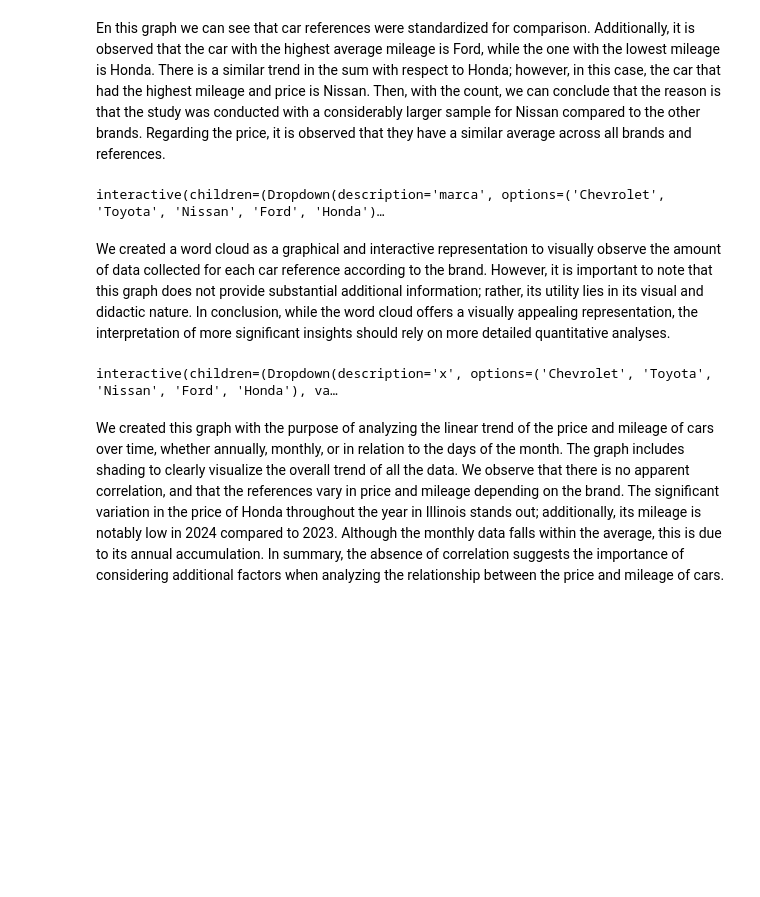
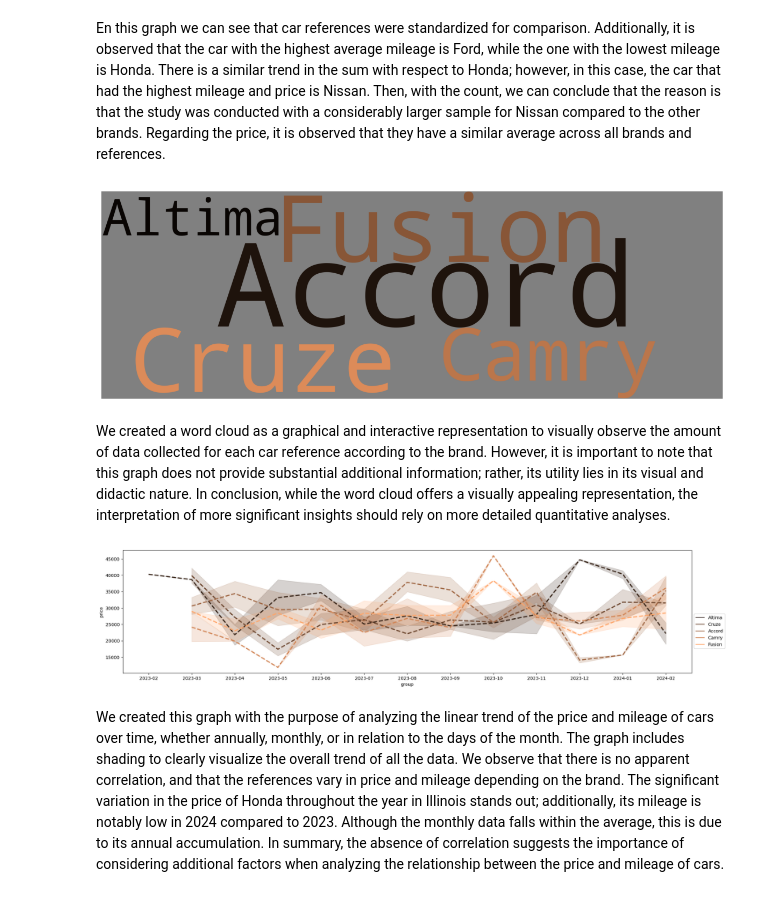
Before and after one commit to DeiviGT1/arc-is, a Jupyter notebook: notebooks/0.0-cars-first-db.ipynb, the cells around one changed output. Drawn from its saved outputs; the diff is of its cells as text; code cells hidden in the pictures; blank space fills up the shorter version.

```diff
--- a/notebooks/0.0-cars-first-db.ipynb
+++ b/notebooks/0.0-cars-first-db.ipynb
@@ -104,25 +107,27 @@ En this graph we can see that car references were standardized for comparison. A
 # %%
 #Wordcloud
 @interact
 def wcplot(marca = csv["make"].unique()):
 	clear_output(wait=True)
 	texto = " ".join([mod for mod in csv[csv["make"]==marca]["model"]])
 	wc = WordCloud(
 
 		width=3000,
 		height=1000,
 		random_state=1,
 		background_color="gray",
 		colormap="copper",
 		collocations=False,
 
 	).generate(text=texto)
 	plt.figure(figsize=(15, 5))
 	plt.imshow(wc)
 	plt.axis('off')
 	plt.show()
+
+wcplot(marca = 'Chevrolet')
 # %% [output]
-interactive(children=(Dropdown(description='marca', options=('Chevrolet', 'Toyota', 'Nissan', 'Ford', 'Honda')…
+[figure, added]
 # %% [markdown]
 We created a word cloud as a graphical and interactive representation to visually observe the amount of data collected for each car reference according to the brand. However, it is important to note that this graph does not provide substantial additional information; rather, its utility lies in its visual and didactic nature. In conclusion, while the word cloud offers a visually appealing representation, the interpretation of more significant insights should rely on more detailed quantitative analyses.
 # %%
@@ -144,8 +149,10 @@ def line_date_plot(x=csv["make"].unique(), y=csv[["mileage", "price"]].columns,
   sns.lineplot(data=df, x="group", y=y, palette="copper", hue=hue, linewidth=2.5, linestyle="dashed")
   plt.legend(loc='upper left', bbox_to_anchor=(1.0, 0.5))
   plt.show()
+
+line_date_plot(x='Chevrolet', y='price', fecha='Monthly', hue='model')
 # %% [output]
-interactive(children=(Dropdown(description='x', options=('Chevrolet', 'Toyota', 'Nissan', 'Ford', 'Honda'), va…
+[figure, added]
 # %% [markdown]
 We created this graph with the purpose of analyzing the linear trend of the price and mileage of cars over time, whether annually, monthly, or in relation to the days of the month. The graph includes shading to clearly visualize the overall trend of all the data. We observe that there is no apparent correlation, and that the references vary in price and mileage depending on the brand. The significant variation in the price of Honda throughout the year in Illinois stands out; additionally, its mileage is notably low in 2024 compared to 2023. Although the monthly data falls within the average, this is due to its annual accumulation. In summary, the absence of correlation suggests the importance of considering additional factors when analyzing the relationship between the price and mileage of cars.
 # %%
```
Also changed, not shown: parts of 6 cells of this notebook, 7 other files.
